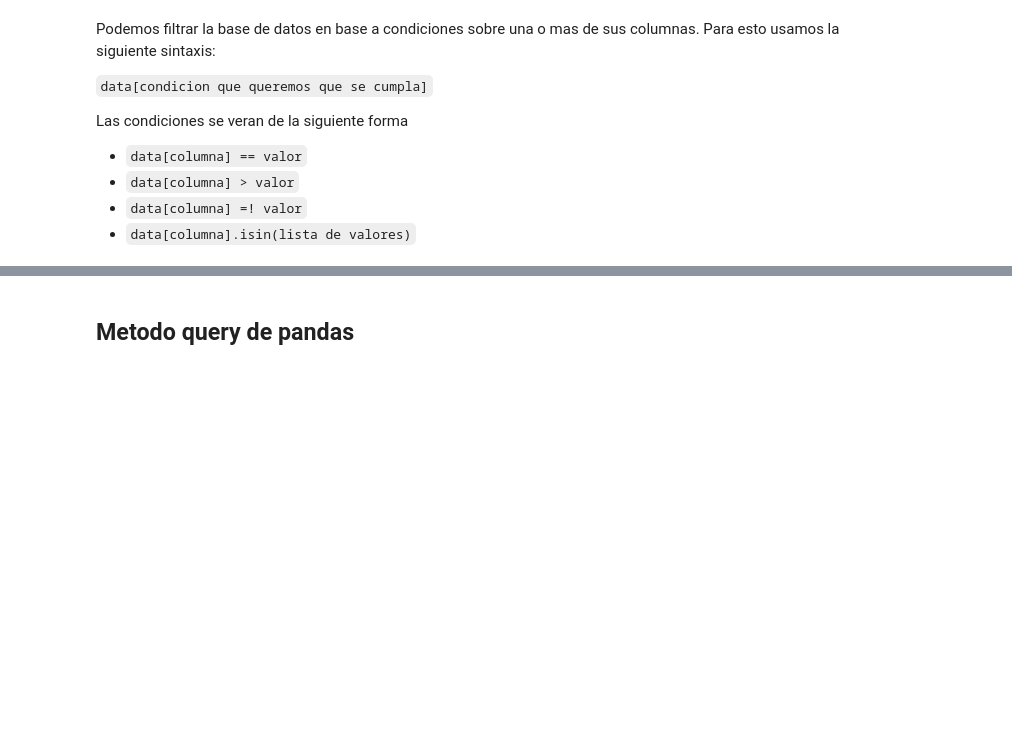
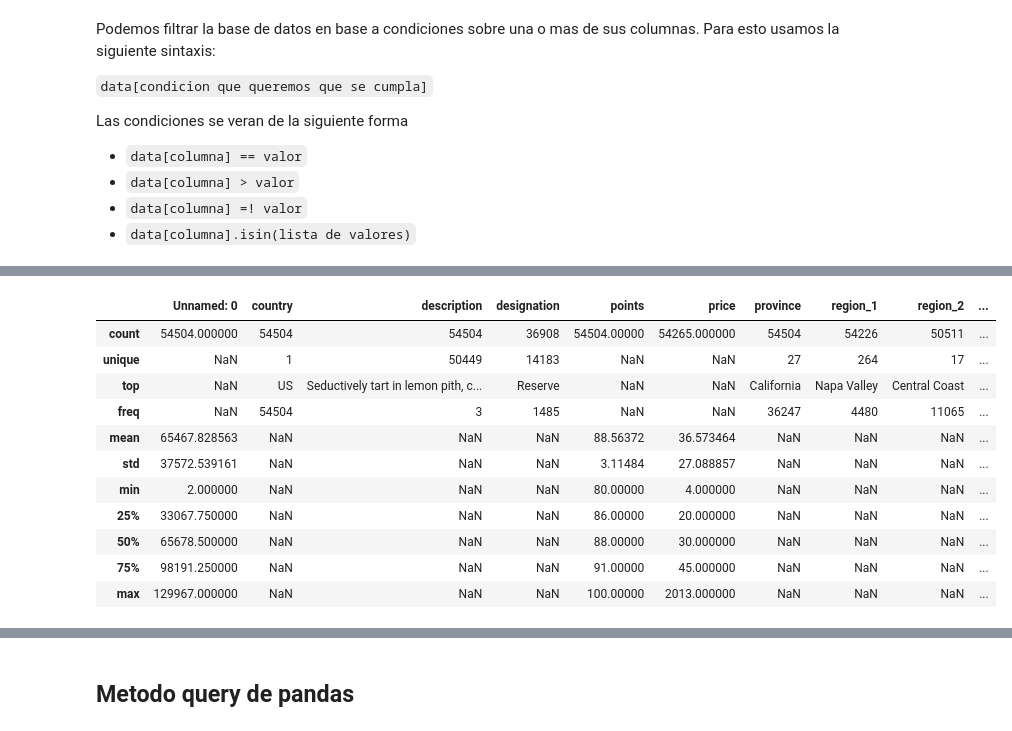
Before and after one commit to TamaraCucumides/DataScienceCourse, a Jupyter notebook: Unidad 3 - Procesamiento de datos/3.4 Filtrando y agrupando datos.ipynb, the cells around one changed output, grey strips where cells are left out. Saved outputs shown, nothing was run; the diff lists cells and outputs as text; code cells hidden in the pictures; blank space fills up the shorter version.

```diff
--- a/Unidad 3 - Procesamiento de datos/3.4 Filtrando y agrupando datos.ipynb
+++ b/Unidad 3 - Procesamiento de datos/3.4 Filtrando y agrupando datos.ipynb
@@ -29,5 +41,9 @@ Las condiciones se veran de la siguiente forma
 # %%
 # Vinos de Estados Unidos
 
-data[data["country"] == 'US']
+# asignamos la tabla filtrada al nombre vinos_us
+vinos_us = data[data["country"] == 'US']
+
+# vemos los valores distintos de la columna pais
+print(vinos_us["country"].unique())
 # %% [output]
@@ -47,3 +51,18 @@ data[data["country"] == 'US']
+# %%
+vinos_us.describe(include="all")
+# %% [output]
+|  | Unnamed: 0 | country | description | designation | points | price | province | region_1 | region_2 | ... |
+| count | 54504.000000 | 54504 | 54504 | 36908 | 54504.00000 | 54265.000000 | 54504 | 54226 | 50511 | ... |
+| unique | NaN | 1 | 50449 | 14183 | NaN | NaN | 27 | 264 | 17 | ... |
+| top | NaN | US | Seductively tart in lemon pith, c... | Reserve | NaN | NaN | California | Napa Valley | Central Coast | ... |
+| freq | NaN | 54504 | 3 | 1485 | NaN | NaN | 36247 | 4480 | 11065 | ... |
+| mean | 65467.828563 | NaN | NaN | NaN | 88.56372 | 36.573464 | NaN | NaN | NaN | ... |
+| std | 37572.539161 | NaN | NaN | NaN | 3.11484 | 27.088857 | NaN | NaN | NaN | ... |
+| min | 2.000000 | NaN | NaN | NaN | 80.00000 | 4.000000 | NaN | NaN | NaN | ... |
+| 25% | 33067.750000 | NaN | NaN | NaN | 86.00000 | 20.000000 | NaN | NaN | NaN | ... |
+| 50% | 65678.500000 | NaN | NaN | NaN | 88.00000 | 30.000000 | NaN | NaN | NaN | ... |
+| 75% | 98191.250000 | NaN | NaN | NaN | 91.00000 | 45.000000 | NaN | NaN | NaN | ... |
+| max | 129967.000000 | NaN | NaN | NaN | 100.00000 | 2013.000000 | NaN | NaN | NaN | ... |
 # %%
 # Vinos que valen mas de 50 dolares
 
```
Also changed, not shown: parts of 42 cells of this notebook.
